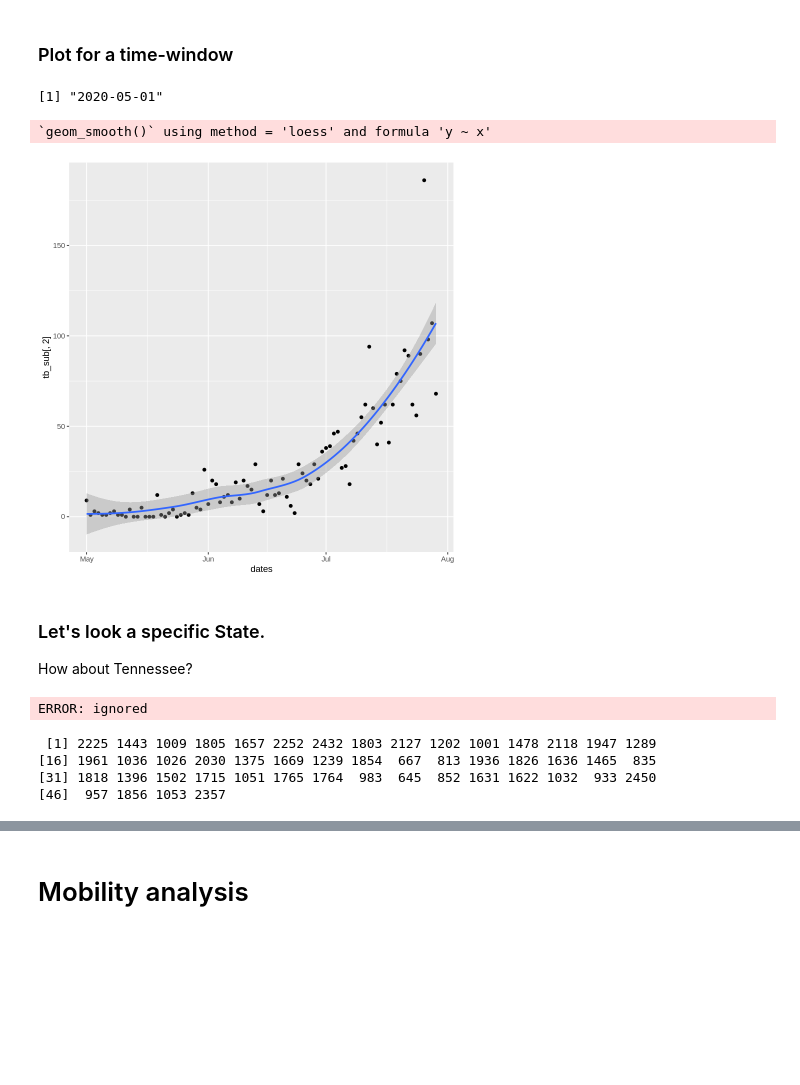
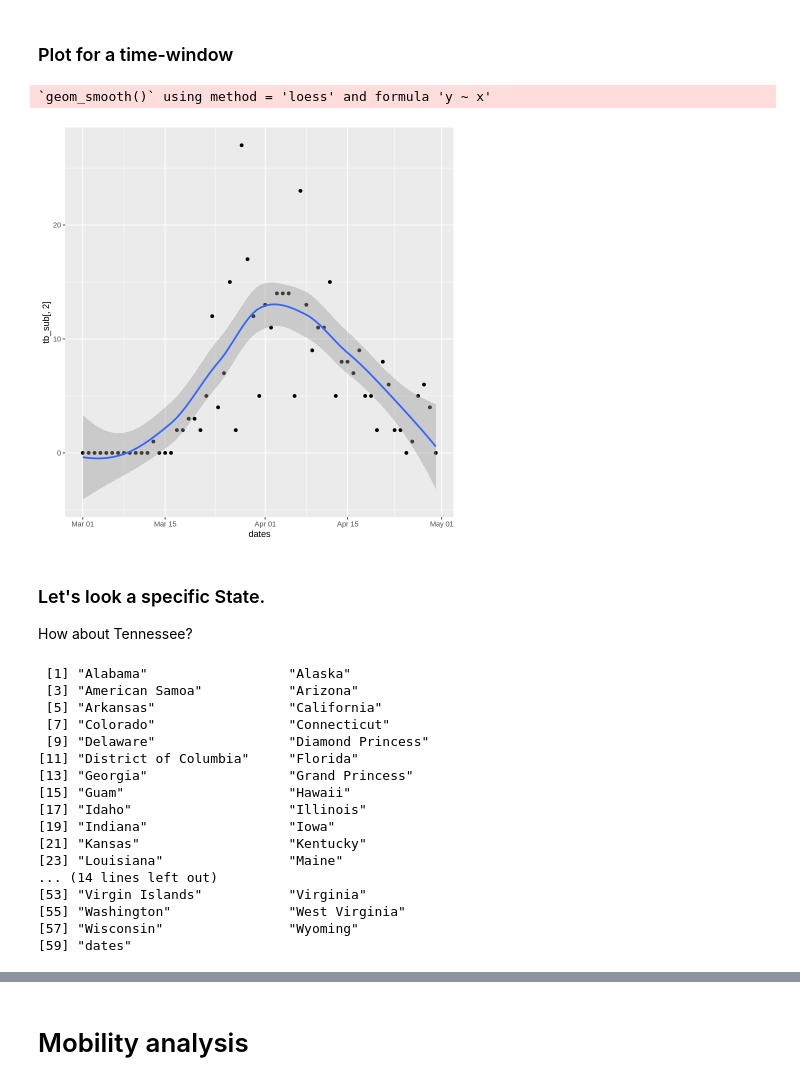
Before and after one commit to hongqin/Use-R-in-CoLab, a Jupyter notebook: Learn_R_through_analysis_of_Covid19_in_CoLab.ipynb, the cells around one changed output, grey strips where cells are left out. Saved outputs shown, nothing was run; the diff lists cells and outputs as text; code cells hidden in the pictures; blank space fills up the shorter version.

```diff
--- a/Learn_R_through_analysis_of_Covid19_in_CoLab.ipynb
+++ b/Learn_R_through_analysis_of_Covid19_in_CoLab.ipynb
@@ -656,18 +656,15 @@ ggplot(tb3, aes(x=dates, y=tb3[,2])) + geom_point() + geom_smooth()
 # %% [markdown]
 ### Plot for a time-window
 # %%
-start = mdy("5/1/20")
-start
+end = mdy("5/1/20")
-# %% [output]
-[1] "2020-05-01"
 # %%
 tb_sub <-
- tb3 %>% filter( dates >= start, dates <  start + ddays(90))
+ tb3 %>% filter( dates >= end- ddays(90), dates <  end) #This is 90 day window
 
 ggplot(tb_sub, aes(x=dates, y=tb_sub[,2])) + geom_point() + geom_smooth()
 # %% [output]
 `geom_smooth()` using method = 'loess' and formula 'y ~ x'
-[figure, old version]
+[figure, new version]
 # %% [markdown]
 ### Let's look a specific State.
 How about Tennessee?
@@ -676,5 +670,0 @@ How about Tennessee?
-# %%
-tb3 %>%
-  filter( 'Tennessee', 'dates')
-# %% [output]
-ERROR: ignored
@@ -686,8 +671,20 @@ ggplot(tb_sub, aes(x=dates, y=tb_sub[,2])) + geom_point() + geom_smooth()
-# %%
-# Find out the column that matches Tennessee
-tb_sub[, names(tb_sub)=='Tennessee']
-# %% [output]
- [1] 2225 1443 1009 1805 1657 2252 2432 1803 2127 1202 1001 1478 2118 1947 1289
-[16] 1961 1036 1026 2030 1375 1669 1239 1854  667  813 1936 1826 1636 1465  835
-[31] 1818 1396 1502 1715 1051 1765 1764  983  645  852 1631 1622 1032  933 2450
-[46]  957 1856 1053 2357
+# %%
+names(tb3)
+# %% [output]
+ [1] "Alabama"                  "Alaska"
+ [3] "American Samoa"           "Arizona"
+ [5] "Arkansas"                 "California"
+ [7] "Colorado"                 "Connecticut"
+ [9] "Delaware"                 "Diamond Princess"
+[11] "District of Columbia"     "Florida"
+[13] "Georgia"                  "Grand Princess"
+[15] "Guam"                     "Hawaii"
+[17] "Idaho"                    "Illinois"
+[19] "Indiana"                  "Iowa"
+[21] "Kansas"                   "Kentucky"
+[23] "Louisiana"                "Maine"
+... (14 lines left out)
+[53] "Virgin Islands"           "Virginia"
+[55] "Washington"               "West Virginia"
+[57] "Wisconsin"                "Wyoming"
+[59] "dates"
```
Also changed, not shown: parts of 5 cells of this notebook.
